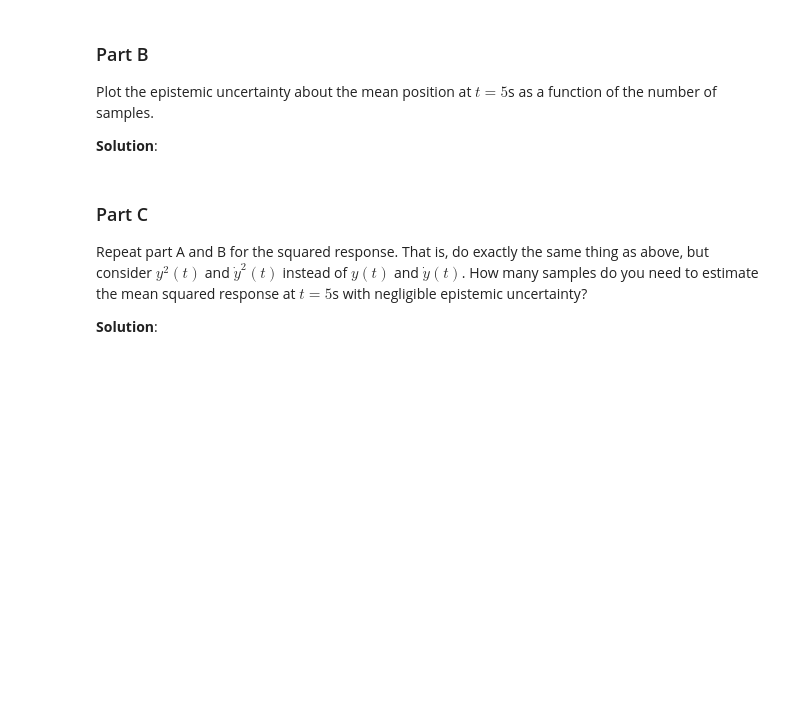
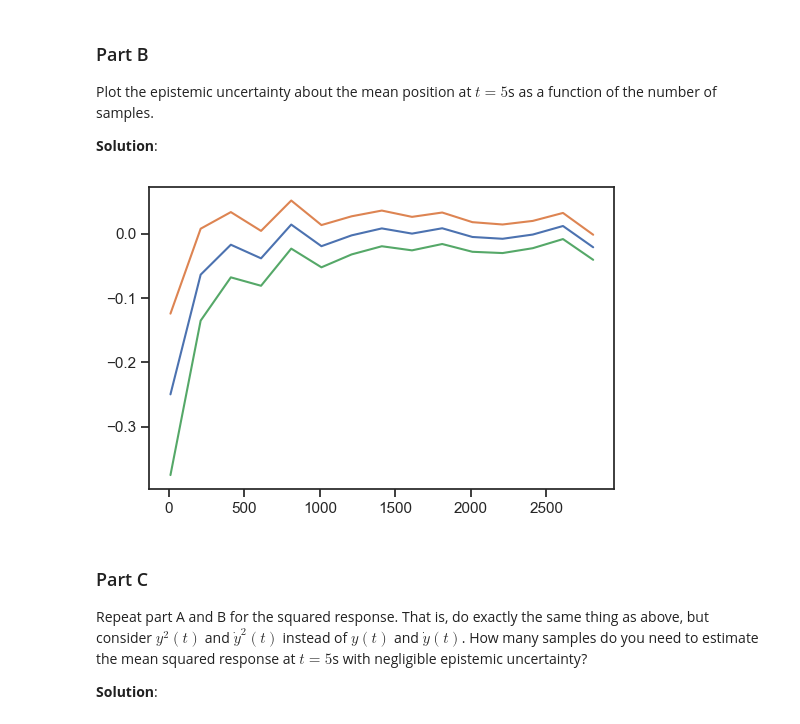
Before and after one commit to flavio-nardi/data-analytics-se, a Jupyter notebook: lecturebook/homework/homework-03.ipynb, the cells around one changed output. Drawn from its saved outputs; the diff is of its cells as text; code cells hidden in the pictures; blank space fills up the shorter version.

```diff
--- a/lecturebook/homework/homework-03.ipynb
+++ b/lecturebook/homework/homework-03.ipynb
@@ -250,3 +283,24 @@ Plot the epistemic uncertainty about the mean position at $t=5$s as a function o
+# %%
+# Your code here
+mean = []
+upper = []
+lower = []
+num_samples = []
+for i in range(10, 3000, 200):
+    num_samples.append(i)
+    samples = take_samples_from_solver(i)
+    mean_position = np.mean(samples[:, -1, 0], axis=0)
+    var_position = np.var(samples[:, -1, 0], axis=0)
+    mean.append(mean_position)
+    upper.append(mean_position + 2.0 * np.sqrt(var_position / i))
+    lower.append(mean_position - 2.0 * np.sqrt(var_position / i))
+
+fig, ax = plt.subplots()
+ax.plot(num_samples, mean)
+ax.plot(num_samples, upper)
+ax.plot(num_samples, lower);
+# %% [output]
+[figure, added]
 # %% [markdown]
 ### Part C
 Repeat part A and B for the squared response.
```
Also changed, not shown: parts of 6 cells of this notebook.
